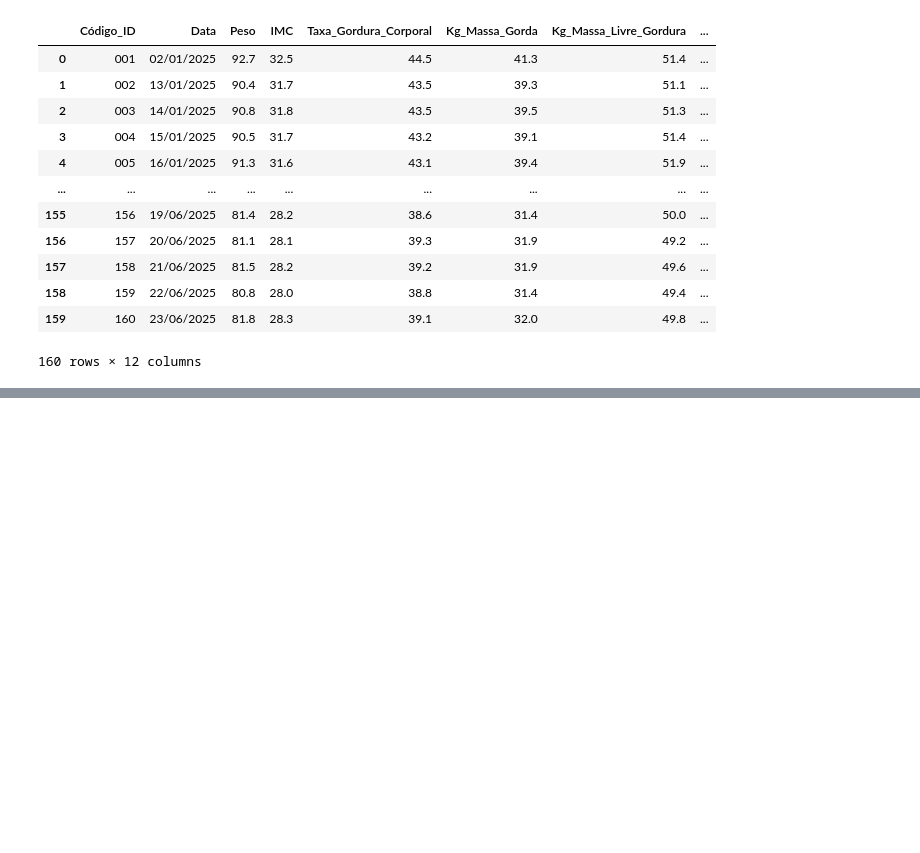
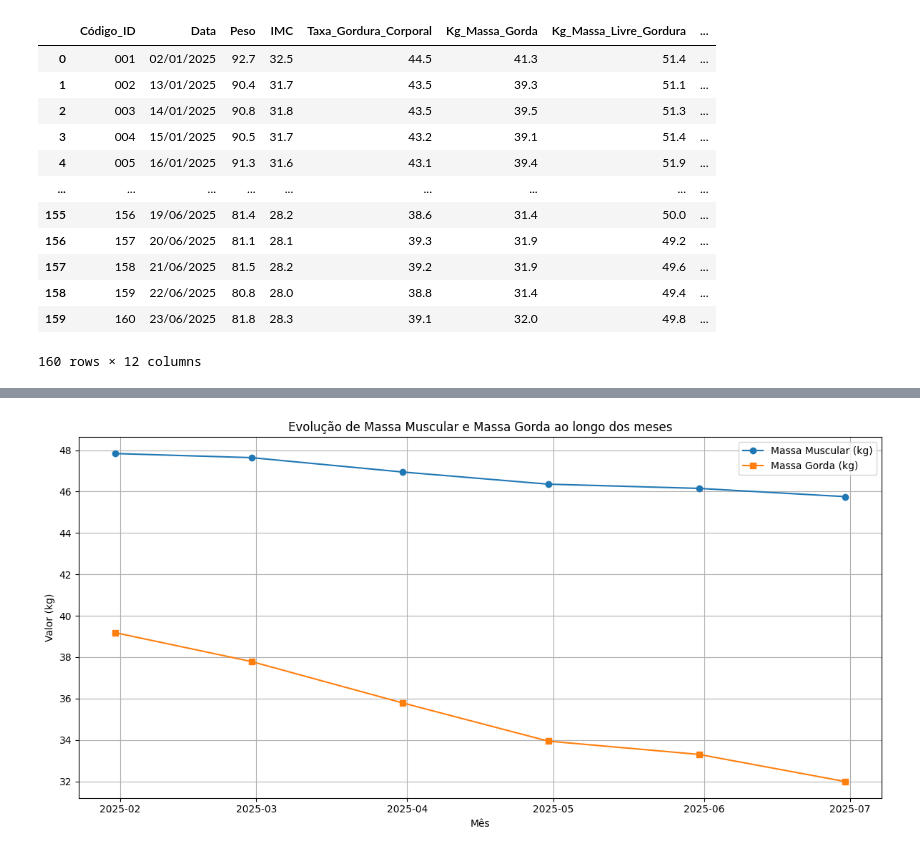
Before and after one commit to victoriawermelinger/Codigo_Fonte_WermelingerV, a Jupyter notebook: Projeto Redefinido: Código Carioca Corporal/PROJETO_FITNESS_CÓDIGOS.ipynb, the cells around one changed output, grey strips where cells are left out. Saved outputs shown, nothing was run; the diff lists cells and outputs as text; code cells hidden in the pictures; blank space fills up the shorter version.

```diff
--- a/Projeto Redefinido: Código Carioca Corporal/PROJETO_FITNESS_CÓDIGOS.ipynb
+++ b/Projeto Redefinido: Código Carioca Corporal/PROJETO_FITNESS_CÓDIGOS.ipynb
@@ -99,0 +123,17 @@ df_projeto
+# %%
+# Plotar a evolução da Massa Muscular e Massa Gorda ao longo dos meses
+df_mensal['Massa_Muscular'] = df_mensal['Massa_Muscular'].fillna(0)
+df_mensal['Kg_Massa_Gorda'] = df_mensal['Kg_Massa_Gorda'].fillna(0)
+df_mensal = df_mensal[['Massa_Muscular', 'Kg_Massa_Gorda']] # Selecionando apenas as colunas relevantes
+plt.figure(figsize=(12, 6))
+plt.plot(df_mensal.index, df_mensal['Massa_Muscular'], marker='o', label='Massa Muscular (kg)')
+plt.plot(df_mensal.index, df_mensal['Kg_Massa_Gorda'], marker='s', label='Massa Gorda (kg)')
+plt.title('Evolução de Massa Muscular e Massa Gorda ao longo dos meses')
+plt.xlabel('Mês')
+plt.ylabel('Valor (kg)')
+plt.legend()
+plt.grid(True)
+plt.tight_layout()
+plt.show()
+# %% [output]
+[figure, added]
```
Also changed, not shown: parts of 2 cells of this notebook.
